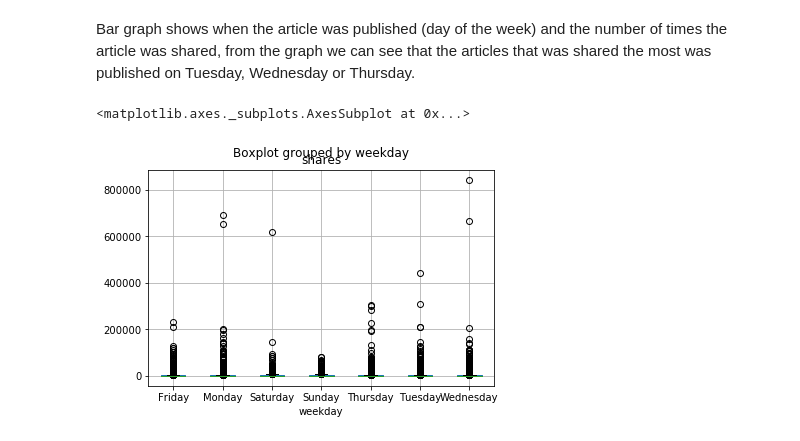
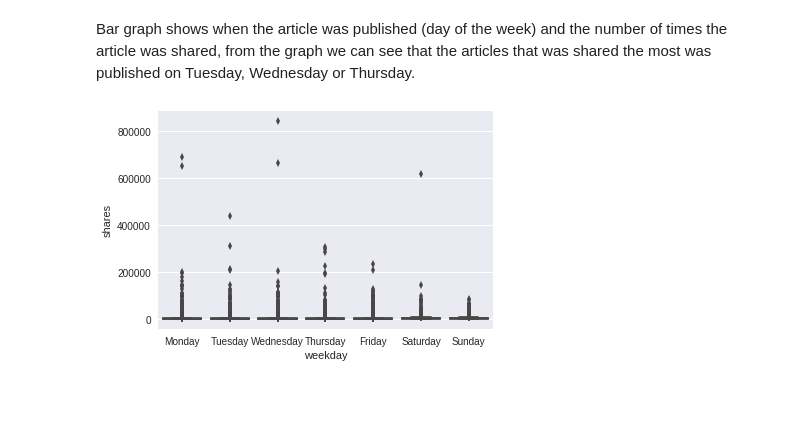
Before and after one commit to prolix-prose/MSDS7331-GroupProject, a Jupyter notebook: Data_Vis.ipynb, the cells around one changed output. Cells and saved outputs as stored; diff of their text form; code cells hidden in the pictures; blank space fills up the shorter version.

Commit message:
updated with all plots

```diff
--- a/Data_Vis.ipynb
+++ b/Data_Vis.ipynb
@@ -76,0 +79,3 @@ Created a new column called "popularity", by spliting the shares data point into
+# %%
+df_subset = df[['num_imgs','num_videos','num_keywords','popularity','weekday','shares']].copy()
+df_subset.info()
@@ -113,7 +130,6 @@ df_week.plot(kind='bar')
 # %% [markdown]
 Bar graph shows when the article was published (day of the week) and the number of times the article was shared, from the graph we can see that the articles that was shared the most was published on Tuesday, Wednesday or Thursday.
-# %%
-df.boxplot(column='shares', by='weekday')
-# %% [output]
-<matplotlib.axes._subplots.AxesSubplot at 0x...>
-[figure, removed]
+# %%
+ax = sns.boxplot(x="weekday", y="shares",data=df_subset)
+# %% [output]
+[figure, added]
```
Also changed, not shown: parts of 16 cells of this notebook.
